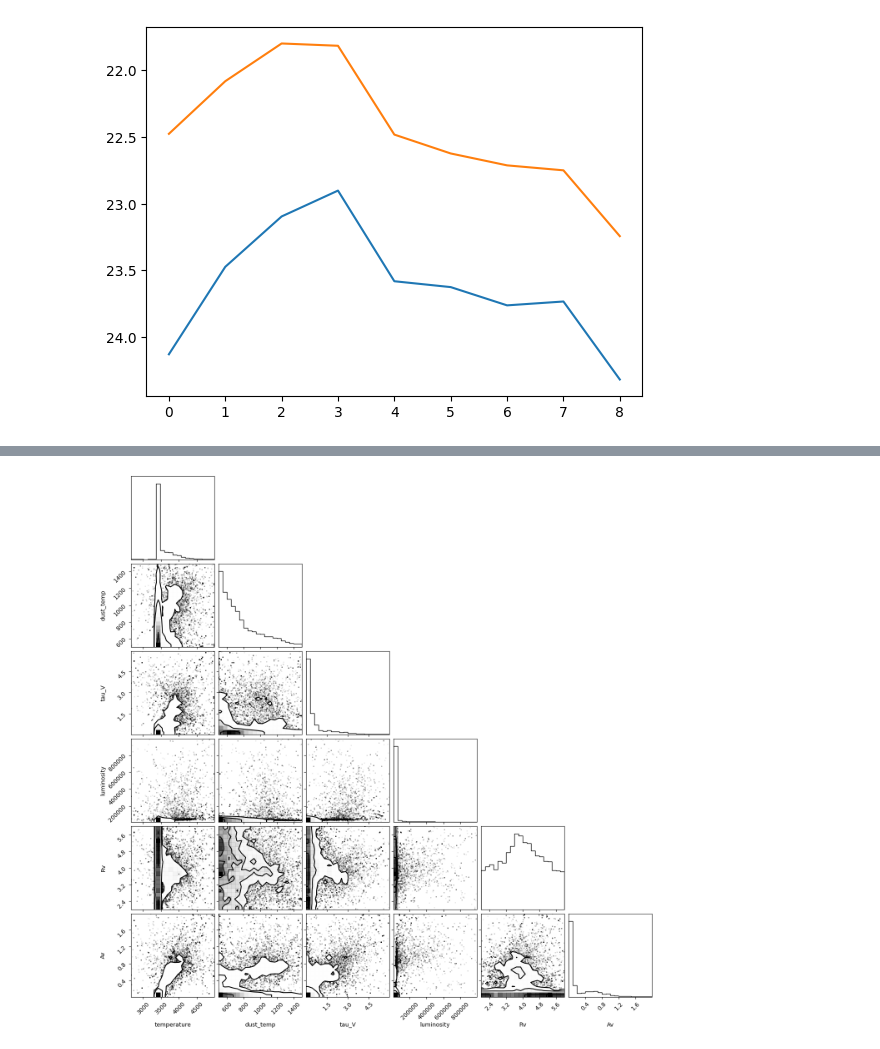
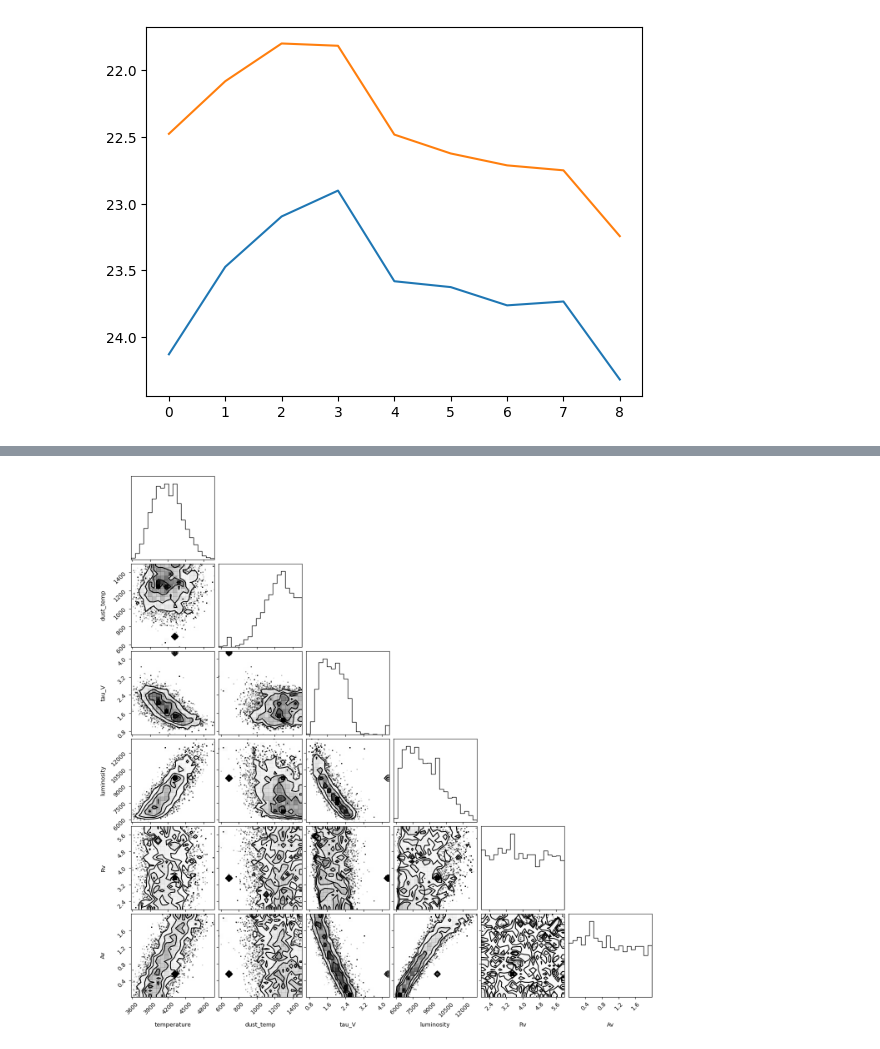
Before and after one commit to aswinsuresh24/rsg_phot, a Jupyter notebook: mcmc.ipynb, the cells around one changed output, grey strips where cells are left out. Drawn from its saved outputs; the diff is of its cells as text; code cells hidden in the pictures.

```diff
--- a/mcmc.ipynb
+++ b/mcmc.ipynb
@@ -27,2 +20,7 @@ mc.run_emcee(test_phot)
+# %%
+nrc_filts = ['F070W','F090W','F115W','F140M','F150W', 'F150W2', 'F162M',
+             'F164N','F182M','F187N','F200W','F210M','F212N','F250M',
+             'F277W','F300M','F322W2','F323N','F335M','F356W','F360M',
+             'F405N','F410M','F430M','F444W','F460M','F466N','F470N','F480M']
 # %% [markdown]
 ### RSG grid
@@ -40,11 +27,6 @@ from astropy.io.misc.hdf5 import read_table_hdf5
 # %%
 comp = 'sil'
 bandpass_dir = os.environ['BANDPASS']
-nrc_filts = ['F070W','F090W','F115W','F140M','F150W','F162M',
-                    'F164N','F150W2','F182M','F187N','F200W','F210M',
-                    'F212N','F250M','F277W','F300M','F322W2','F323N',
-                    'F335M','F356W','F360M','F405N','F410M','F430M',
-                    'F444W','F460M','F466N','F470N','F480M']
 # %%
 temps = np.array([2600.0, 2800.0, 3000.0, 3200.0, 3400.0, 3600.0, 3800.0, 4000.0, 4200.0, 4500.0, 4800.0, 5000.0])
 dust_temps = np.array([500.0, 800.0, 1000.0, 1200.0, 1500.0])
@@ -374,5 +354,3 @@ phot['inst_filt'] = phot['inst_filt'][~limmask]
 # %%
 mc_obj = mcmc(dm=30.57, dmerr=0.06)
 mc_obj.verbose = True
-# %%
-fit_params = mc_obj.run_emcee(phot, nsteps=500, sigma=2.0)
@@ -394,0 +357,2 @@ Av                :       0.0350 +       0.1144 -       0.0279
+# %%
+fit_params = mc_obj.run_emcee(phot, nsteps=350, nwalkers=64)
@@ -402,6 +427,7 @@ Backend name: 76417563996371906747736
 import corner
 
 fig = corner.corner(
-    sample, labels=mc_obj.model_fit_params[mc_obj.model_type],
+    sample[5000:], labels=mc_obj.model_fit_params[mc_obj.model_type],
+
 );
 # %% [output]
@@ -414,4 +434,4 @@ WARNING:root:Too few points to create valid contours
-[figure, old version]
+[figure, new version]
 # %%
 labels = mc_obj.model_fit_params[mc_obj.model_type]
 fig, axes = plt.subplots(len(labels), figsize=(10, 7), sharex=True)
```
Also changed, not shown: parts of 15 cells of this notebook, 1 other file.
